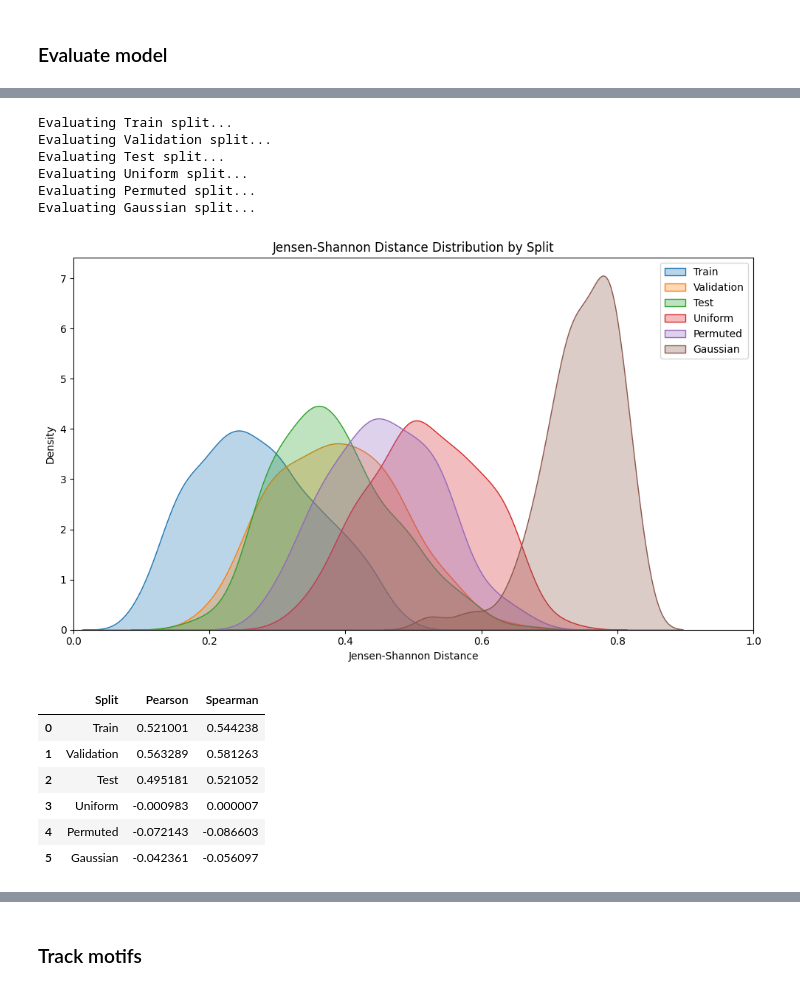
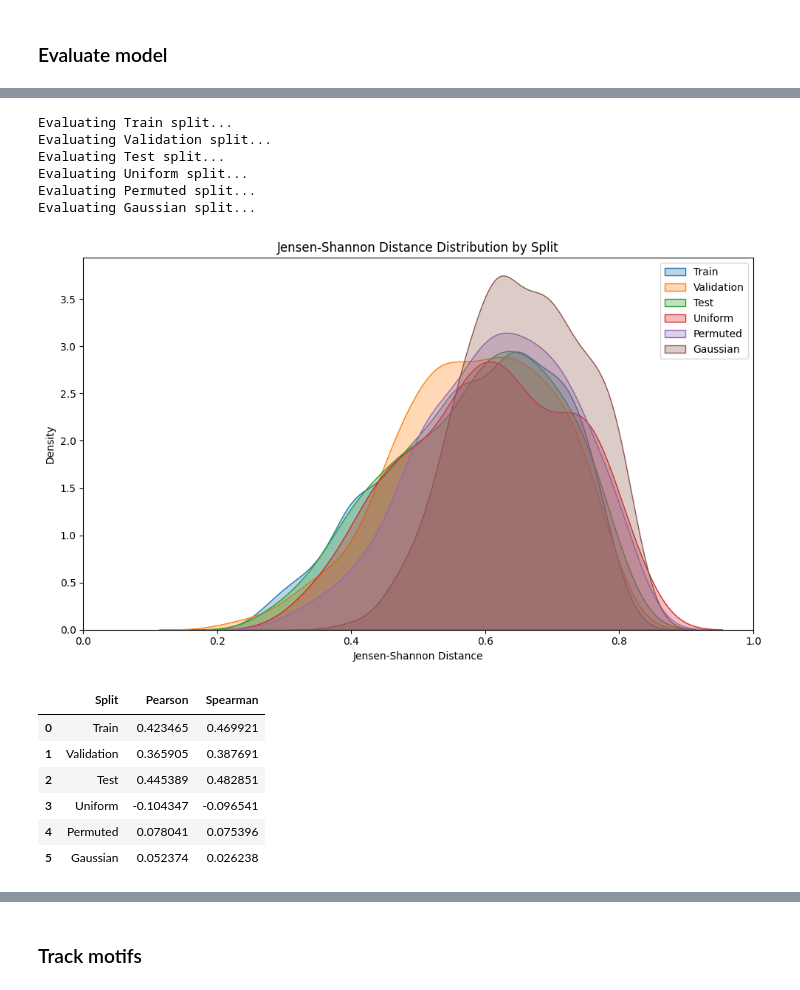
Before and after one commit to alw399/FACT, a Jupyter notebook: notebooks/train_seq.ipynb, the cells around one changed output, grey strips where cells are left out. Cells and saved outputs as stored; diff of their text form; code cells hidden in the pictures.

```diff
--- a/notebooks/train_seq.ipynb
+++ b/notebooks/train_seq.ipynb
@@ -28,24 +15,31 @@ import matplotlib.pyplot as plt
 import seaborn as sns
 import pandas as pd
 # %%
-timepoint = '10'
-bigwig_path = '../data/bws_for_predictor/SPT16_4D_10dTAG_Sox2_rep2_S58_1_120_sorted.bw'
+timepoint = 'DMSO'
+bigwig_path = '../data/bws_for_predictor/SPT16_4D_DMSO_Sox2_S40_1_120_sorted.bw'
+
+# timepoint = '10'
+# bigwig_path = '../data/bws_for_predictor/SPT16_4D_10dTAG_Sox2_rep2_S58_1_120_sorted.bw'
 
 # timepoint = '2H'
 # bigwig_path = '../data/bws_for_predictor/SPT16_4D_2HdTAG_Sox2_S46_1_120_sorted.bw'
 
 fasta_path = '../data/GRCm38.primary_assembly.genome.fa'
 bed_path = '../data/bed_files/GFP_TTseq_max_sorted_top_quintile.bed'
+# bed_path = '../data/bed_files/TSS_combined.bed'
 
-window_left = 500
-window_right = 2000
+window_left = 510
+window_right = 510
 signal_bins = None
 batch_size = 256
-epochs = 900
-lr = 1e-5
+epochs = 1000
+lr = 1e-3
+weight_decay=1e-9
 device = 'mps'
 weight_decay = 0
-patience = 20
+patience = 10
+sidelines = 0
+target_smoothing = False
 # %%
 dataset = SequenceBigWigDataset(
     fasta_path=str(fasta_path),
@@ -54,8 +48,6 @@ dataset = SequenceBigWigDataset(
     signal_bins=signal_bins,
     window_left=window_left,
     window_right=window_right,
-    binarize_signal=False,
-    normalize_signal=False
 )
 # %% [markdown]
 ### Sanity check
@@ -244,47 +238,48 @@ for split_name, loader in loaders.items():
     metrics = evaluate_model_metrics(
         model, loader,
         device="mps",
-        min_profile=model.min_profile
+        min_profile=model.min_profile,
+        smooth_true=True
     )
 
     loader_metrics[split_name] = metrics
 
     pcorr, _ = pearsonr(metrics['log_counts_true'], metrics['log_counts_pred'])
     scorr, _ = spearmanr(metrics['log_counts_true'], metrics['log_counts_pred'])
 
     correlations.append({
         'Split': split_name,
         'Pearson': pcorr,
         'Spearman': scorr
     })
 
     sns.kdeplot(data=metrics['profile_jsd'], label=split_name, fill=True, alpha=0.3)
 
 plt.title('Jensen-Shannon Distance Distribution by Split')
 plt.xlabel('Jensen-Shannon Distance')
 plt.ylabel('Density')
 plt.xlim(0, 1)
 plt.legend()
 plt.tight_layout()
 plt.show()
 
 df_corr = pd.DataFrame(correlations)
 display(df_corr)
 # %% [output]
 Evaluating Train split...
 Evaluating Validation split...
 Evaluating Test split...
 Evaluating Uniform split...
 Evaluating Permuted split...
 Evaluating Gaussian split...
-[figure, old version]
+[figure, new version]
 |  | Split | Pearson | Spearman |
-| 0 | Train | 0.521001 | 0.544238 |
-| 1 | Validation | 0.563289 | 0.581263 |
-| 2 | Test | 0.495181 | 0.521052 |
-| 3 | Uniform | -0.000983 | 0.000007 |
-| 4 | Permuted | -0.072143 | -0.086603 |
-| 5 | Gaussian | -0.042361 | -0.056097 |
+| 0 | Train | 0.423465 | 0.469921 |
+| 1 | Validation | 0.365905 | 0.387691 |
+| 2 | Test | 0.445389 | 0.482851 |
+| 3 | Uniform | -0.104347 | -0.096541 |
+| 4 | Permuted | 0.078041 | 0.075396 |
+| 5 | Gaussian | 0.052374 | 0.026238 |
 # %%
 fig, axs = plt.subplots(2, 3, figsize=(12, 7))
 fig.patch.set_facecolor('#f8f9fa')
```
Also changed, not shown: parts of 22 cells of this notebook, 4 other files.
